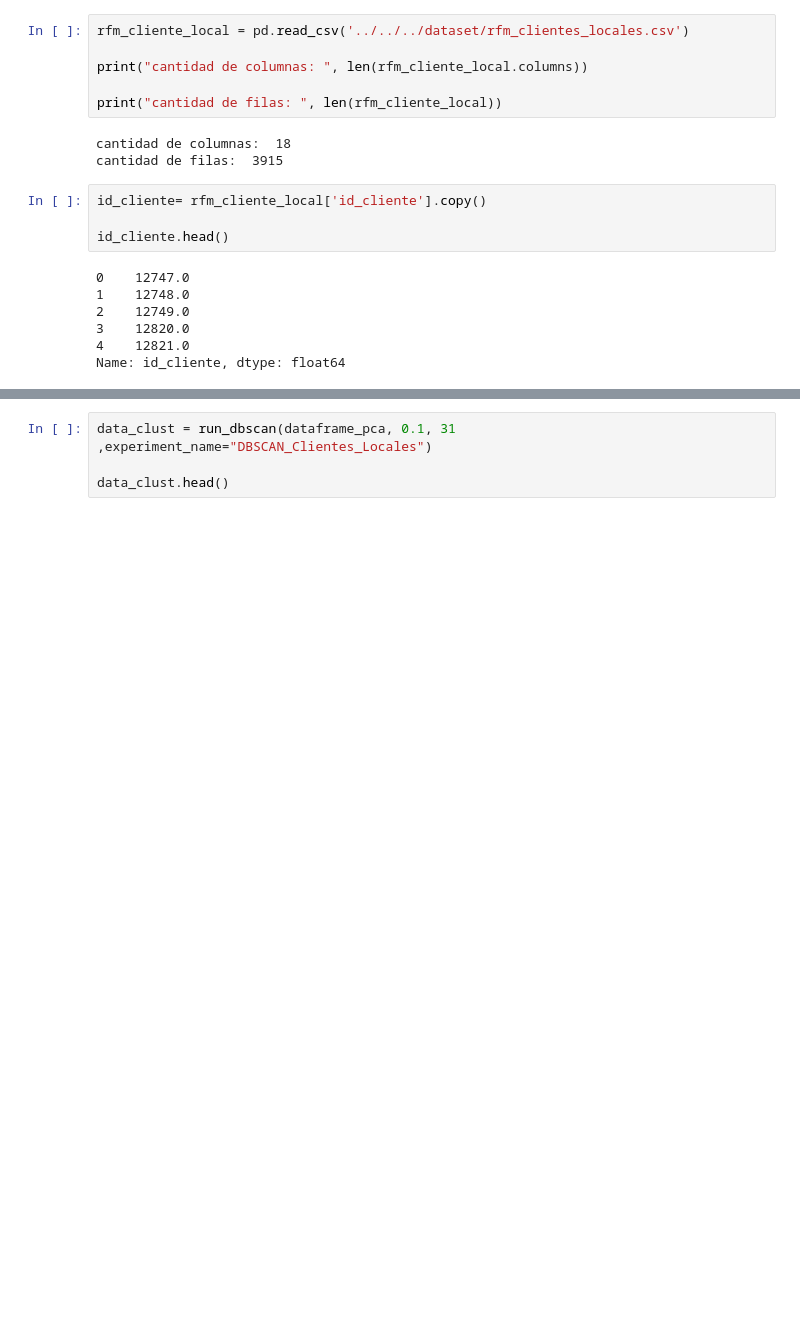
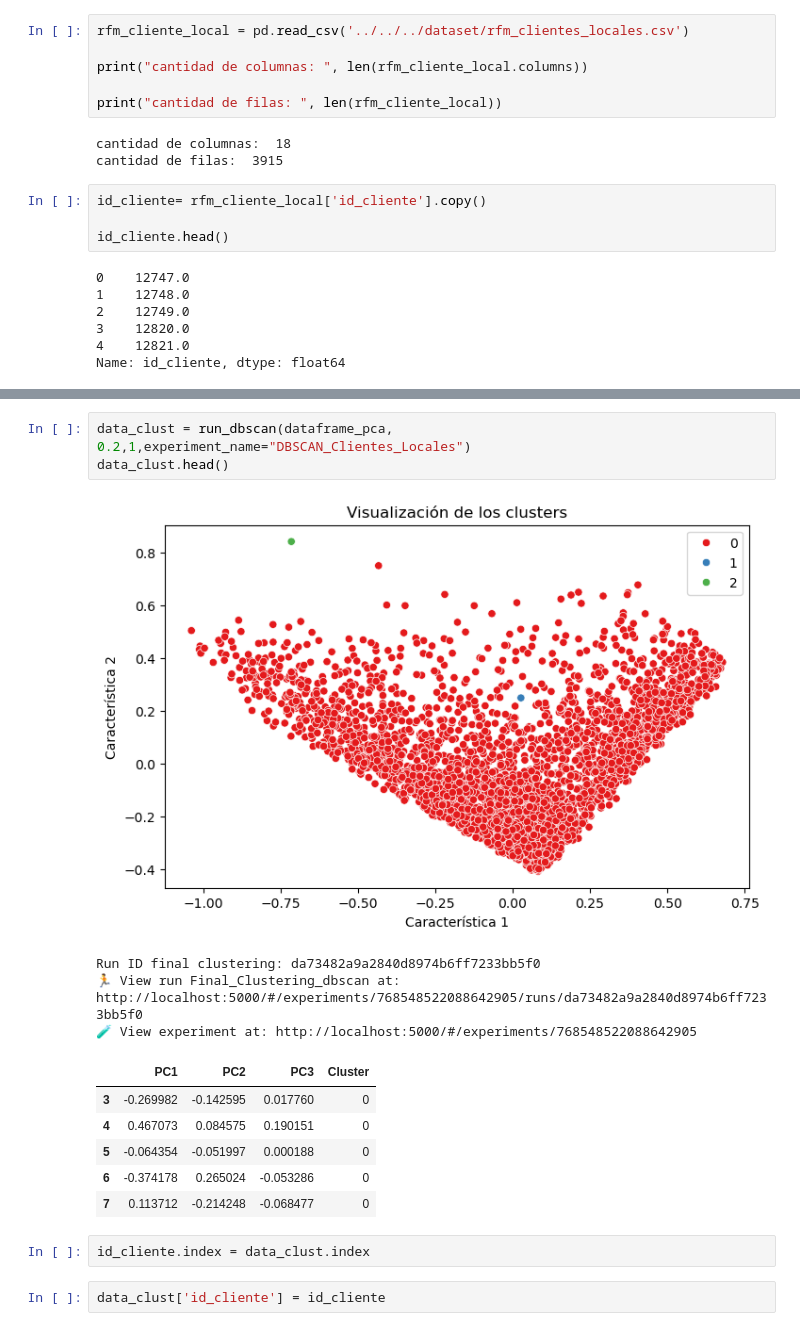
Before and after one commit to agustin-mercado456/ecommerce-analytic, a Jupyter notebook: notebooks/DBSCAN/clientes/dbscan_clientes_locales.ipynb, the cells around one changed output, grey strips where cells are left out. Cells and saved outputs as stored; diff of their text form; blank space fills up the shorter version.

```diff
--- a/notebooks/DBSCAN/clientes/dbscan_clientes_locales.ipynb
+++ b/notebooks/DBSCAN/clientes/dbscan_clientes_locales.ipynb
@@ -163,4 +217,18 @@ Mejor puntuación compuesta obtenida:
 # %%
-data_clust = run_dbscan(dataframe_pca, 0.1, 31 ,experiment_name="DBSCAN_Clientes_Locales")
-
+data_clust = run_dbscan(dataframe_pca, 0.2,1,experiment_name="DBSCAN_Clientes_Locales")
 data_clust.head()
+# %% [output]
+[figure, added]
+Run ID final clustering: da73482a9a2840d8974b6ff7233bb5f0
+🏃 View run Final_Clustering_dbscan at: http://localhost:5000/#/experiments/768548522088642905/runs/da73482a9a2840d8974b6ff7233bb5f0
+🧪 View experiment at: http://localhost:5000/#/experiments/768548522088642905
+|  | PC1 | PC2 | PC3 | Cluster |
+| 3 | -0.269982 | -0.142595 | 0.017760 | 0 |
+| 4 | 0.467073 | 0.084575 | 0.190151 | 0 |
+| 5 | -0.064354 | -0.051997 | 0.000188 | 0 |
+| 6 | -0.374178 | 0.265024 | -0.053286 | 0 |
+| 7 | 0.113712 | -0.214248 | -0.068477 | 0 |
+# %%
+id_cliente.index = data_clust.index
+# %%
+data_clust['id_cliente'] = id_cliente
```
Also changed, not shown: parts of 11 cells of this notebook, 1 other file.
